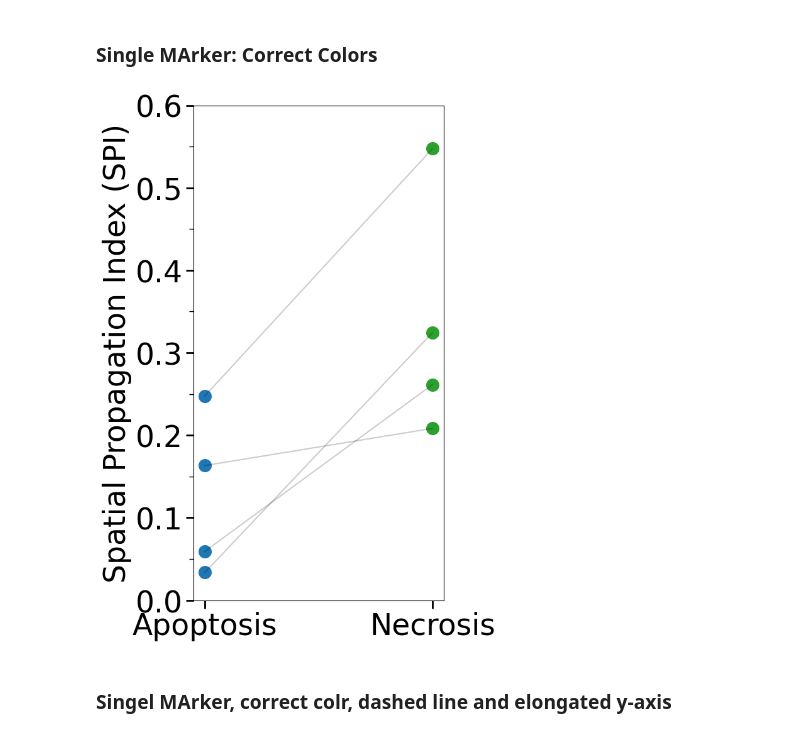
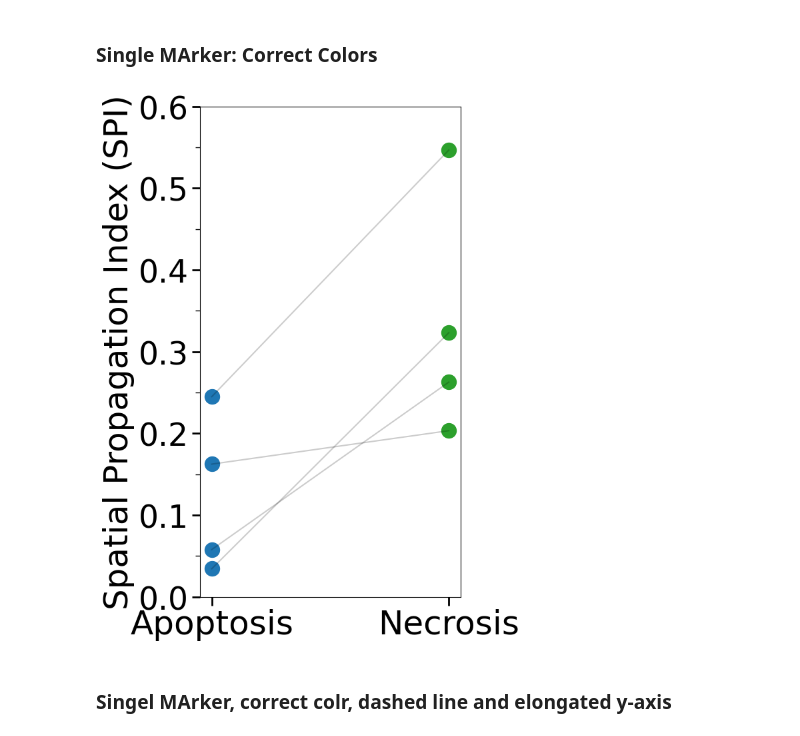
Before and after one commit to esraan/CellDeathSpreading, a Jupyter notebook: notebooks/Exp7.ipynb, the cells around one changed output. Cells and saved outputs as stored; diff of their text form; code cells hidden in the pictures.

```diff
--- a/notebooks/Exp7.ipynb
+++ b/notebooks/Exp7.ipynb
@@ -153,7 +153,7 @@ filtered_df.to_csv("/home/esraan/CellDeathSpreading/results/FilteredExperimentsS
 # %% [markdown]
 ## reading sumerry file
 # %%
-filtered_df = pd.read_csv("/home/esraan/CellDeathSpreading/results/FilteredExperimentsSPIandNIRegeneration.csv")
+filtered_df = pd.read_csv("/home/esraan/CellDeathSpreading/results/FilteredExperimentsSPIandNIRegeneration_updated.csv")
 # %%
 filtered_df = filtered_df[(~filtered_df['Experiment_name'].str.contains('pure|colony|SKT|outl|ROI#2|mixed', case=False, na=False))]#& ~filtered_df['Origin'].str.contains('field14_two_colony'))]
 filtered_df = filtered_df[filtered_df['neighbors_dist_threshold'] == 100]
@@ -793,41 +793,41 @@ for origin in origins:
     group_b = subset[subset['Treatment'] == 'NecrosisInColonies']['SPI'].mean()
     if not np.isnan(group_a) and not np.isnan(group_b):
         group_a_values.append(group_a)
         group_b_values.append(group_b)
         treatment_labels.append(origin)  # Use treatment labels instead of origin
 
 # Plot
-plt.figure(figsize=(6.5, 9))
+plt.figure(figsize=(6.5, 8.5))
 
 for i in range(len(treatment_labels)):
     # Line connecting values
     plt.plot([x_a[i], x_b[i]], [group_a_values[i], group_b_values[i]], 'k-', alpha=0.2)
     # Group A point
-    plt.scatter(x_a[i], group_a_values[i], color=custom_palette['ApoptosisInColonies'], marker=origin_markers[i], label='ApoptosisInColonies' if i == 0 else "", s=200)
+    plt.scatter(x_a[i], group_a_values[i], color=custom_palette['ApoptosisInColonies'], marker=origin_markers[i], label='ApoptosisInColonies' if i == 0 else "", s=250)
     # Group B point
-    plt.scatter(x_b[i], group_b_values[i], color=custom_palette['NecrosisInColonies'], marker=origin_markers[i], label='NecrosisInColonies' if i == 0 else "", s=200)
+    plt.scatter(x_b[i], group_b_values[i], color=custom_palette['NecrosisInColonies'], marker=origin_markers[i], label='NecrosisInColonies' if i == 0 else "", s=250)
 
 custom_legend = [Line2D([0], [0], marker=marker, color='k', markerfacecolor='k', markersize=10, label=origin)
                  for origin, marker in origin_marker_dict.items()]
 # Formatting
-plt.xticks([0, 1], ['Apoptosis', 'Necrosis'], fontsize=34)
-plt.gca().tick_params(axis='x', which='major', length=9, width=2, labelsize=34)
+plt.xticks([0, 1], ['Apoptosis', 'Necrosis'], fontsize=36)
+plt.gca().tick_params(axis='x', which='major', length=9, width=2, labelsize=36)
 plt.gca().tick_params(axis='y', which='major', length=9, width=2, labelsize=34)
 plt.gca().tick_params(axis='y', which='minor', length=5, width=1)
 plt.gca().set_yticks(np.arange(0.0, 0.7, 0.05), minor=True)
 # plt.yticks(np.arange(0.0, 0.7, 0.05), fontsize=22)
 # plt.yticks(fontsize = 22)
-plt.ylabel("Spatial Propagation Index (SPI)", fontsize = 34)
+plt.ylabel("Spatial Propagation Index (SPI)", fontsize = 36)
 # plt.title("SPI Values Across Treatments")
 plt.ylim(0.0, 0.6)
 plt.legend(handles=custom_legend, title="Origins", loc='lower right').remove()
 plt.grid(False)
 plt.tight_layout()
 plt.gca().set_facecolor('none')
-plt.savefig("/home/esraan/CellDeathSpreading/results/SPIAcrossOrigins_paperf_dc_r.svg", format="svg", facecolor='none')
+plt.savefig("/home/esraan/CellDeathSpreading/results/newSPIAcrossOrigins_paperf_dc_r.svg", format="svg", facecolor='none')
 plt.show()
 # %% [output]
-[figure, old version]
+[figure, new version]
 # %% [markdown]
 ### Singel MArker, correct colr, dashed line and elongated y-axis
 # %%
```
Also changed, not shown: parts of 8 cells of this notebook, 12 other files.
